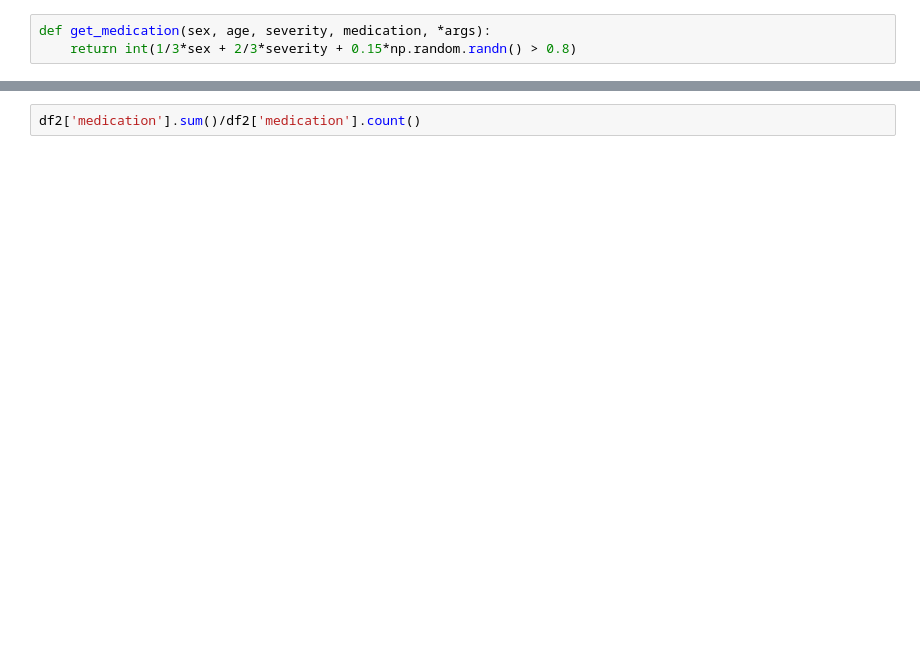
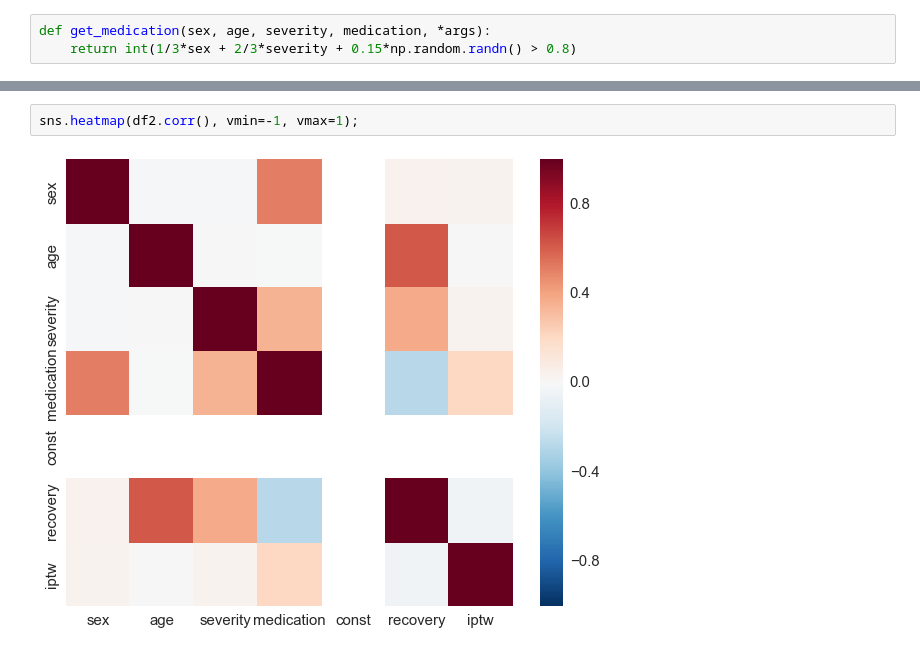
Before and after one commit to FlorianWilhelm/FlorianWilhelm.github.io, a Jupyter notebook: pelican/content/notebooks/causal_inference_propensity_score.ipynb, the cells around one changed output, grey strips where cells are left out. Drawn from its saved outputs; the diff is of its cells as text; blank space fills up the shorter version.

```diff
--- a/pelican/content/notebooks/causal_inference_propensity_score.ipynb
+++ b/pelican/content/notebooks/causal_inference_propensity_score.ipynb
@@ -151,2 +174,4 @@ df2.describe(percentiles=np.arange(0.1,1,0.1))
-# %%
-df2['medication'].sum()/df2['medication'].count()
+# %%
+sns.heatmap(df2.corr(), vmin=-1, vmax=1);
+# %% [output]
+[figure, added]
```
Also changed, not shown: parts of 90 cells of this notebook, 1 other file.
